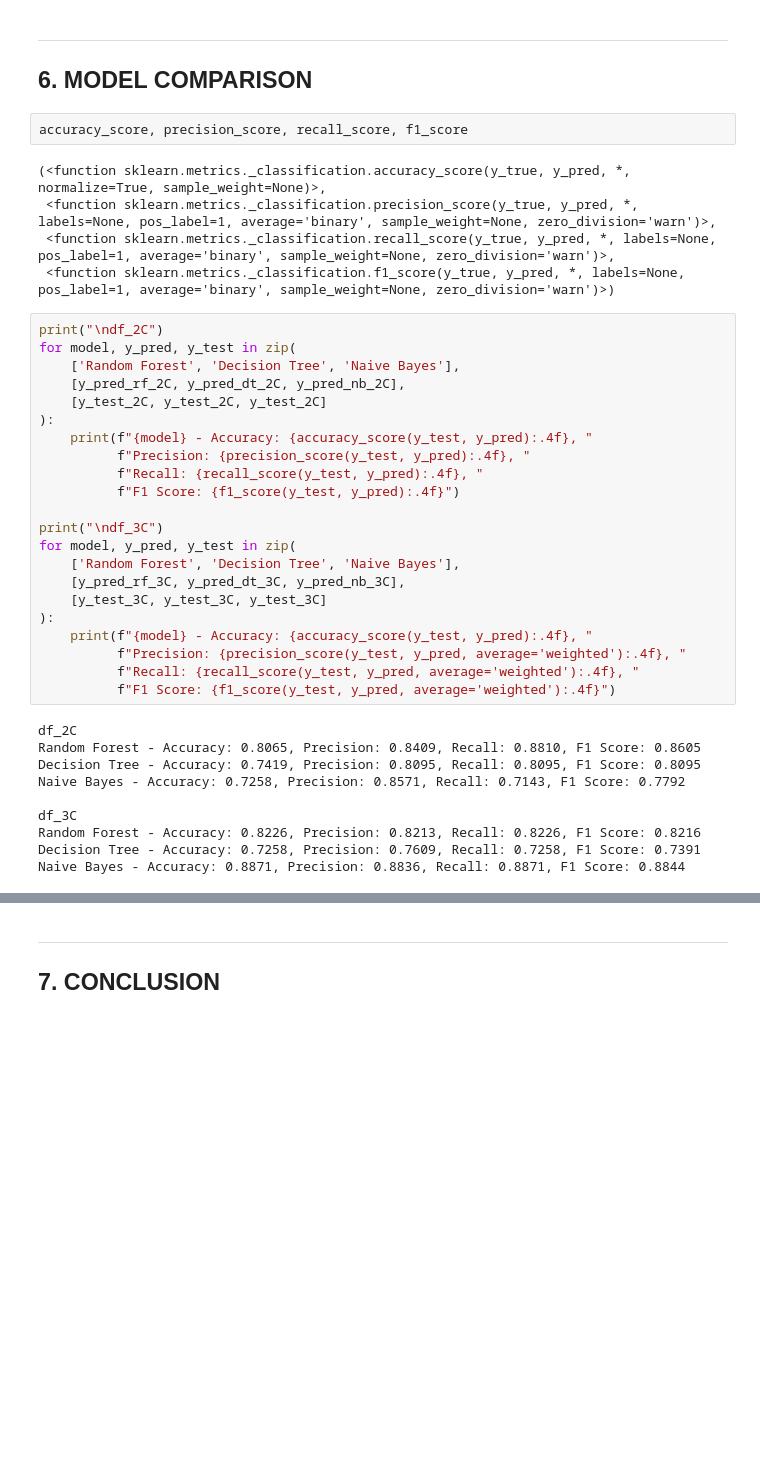
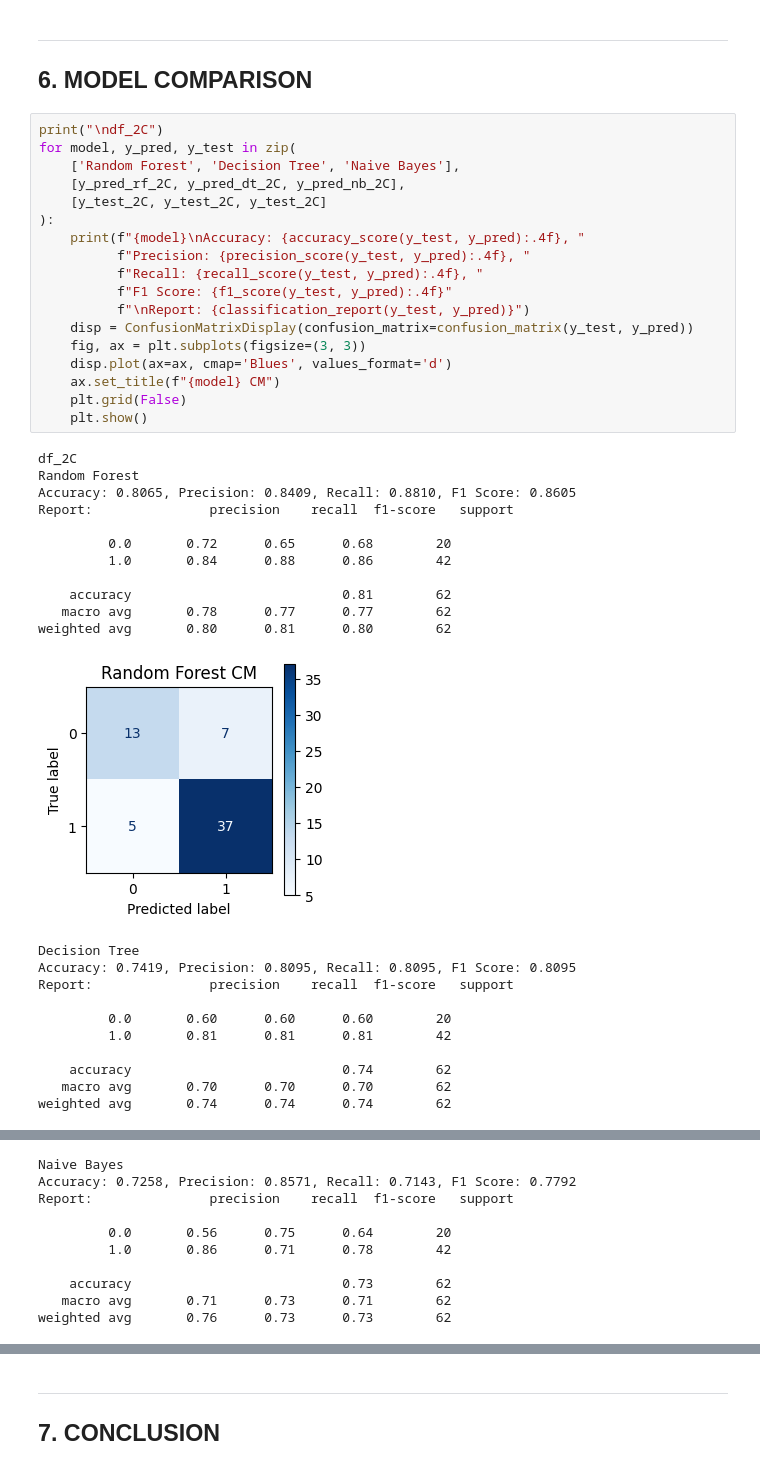
Before and after one commit to keenechung/orthopedic-patient-classifier, a Jupyter notebook: model.ipynb, the cells around one changed output, grey strips where cells are left out. Drawn from its saved outputs; the diff is of its cells as text; blank space fills up the shorter version.

Commit message:
model comparison

```diff
--- a/model.ipynb
+++ b/model.ipynb
@@ -408,42 +408,44 @@ accuracy_score(y_test_3C, y_pred_nb_3C)
 <hr>
 
 ## 6. MODEL COMPARISON
-# %%
-accuracy_score, precision_score, recall_score, f1_score
-# %% [output]
-(<function sklearn.metrics._classification.accuracy_score(y_true, y_pred, *, normalize=True, sample_weight=None)>,
- <function sklearn.metrics._classification.precision_score(y_true, y_pred, *, labels=None, pos_label=1, average='binary', sample_weight=None, zero_division='warn')>,
- <function sklearn.metrics._classification.recall_score(y_true, y_pred, *, labels=None, pos_label=1, average='binary', sample_weight=None, zero_division='warn')>,
- <function sklearn.metrics._classification.f1_score(y_true, y_pred, *, labels=None, pos_label=1, average='binary', sample_weight=None, zero_division='warn')>)
 # %%
 print("\ndf_2C")
 for model, y_pred, y_test in zip(
     ['Random Forest', 'Decision Tree', 'Naive Bayes'],
     [y_pred_rf_2C, y_pred_dt_2C, y_pred_nb_2C],
     [y_test_2C, y_test_2C, y_test_2C]
 ):
-    print(f"{model} - Accuracy: {accuracy_score(y_test, y_pred):.4f}, "
+    print(f"{model}\nAccuracy: {accuracy_score(y_test, y_pred):.4f}, "
           f"Precision: {precision_score(y_test, y_pred):.4f}, "
           f"Recall: {recall_score(y_test, y_pred):.4f}, "
-          f"F1 Score: {f1_score(y_test, y_pred):.4f}")
-
-print("\ndf_3C")
-for model, y_pred, y_test in zip(
-    ['Random Forest', 'Decision Tree', 'Naive Bayes'],
-    [y_pred_rf_3C, y_pred_dt_3C, y_pred_nb_3C],
-    [y_test_3C, y_test_3C, y_test_3C]
-):
-    print(f"{model} - Accuracy: {accuracy_score(y_test, y_pred):.4f}, "
-          f"Precision: {precision_score(y_test, y_pred, average='weighted'):.4f}, "
-          f"Recall: {recall_score(y_test, y_pred, average='weighted'):.4f}, "
-          f"F1 Score: {f1_score(y_test, y_pred, average='weighted'):.4f}")
+          f"F1 Score: {f1_score(y_test, y_pred):.4f}"
+          f"\nReport: {classification_report(y_test, y_pred)}")
+    disp = ConfusionMatrixDisplay(confusion_matrix=confusion_matrix(y_test, y_pred))
+    fig, ax = plt.subplots(figsize=(3, 3))
+    disp.plot(ax=ax, cmap='Blues', values_format='d')
+    ax.set_title(f"{model} CM")
+    plt.grid(False)
+    plt.show()
 # %% [output]
 df_2C
-Random Forest - Accuracy: 0.8065, Precision: 0.8409, Recall: 0.8810, F1 Score: 0.8605
-Decision Tree - Accuracy: 0.7419, Precision: 0.8095, Recall: 0.8095, F1 Score: 0.8095
-Naive Bayes - Accuracy: 0.7258, Precision: 0.8571, Recall: 0.7143, F1 Score: 0.7792
+Random Forest
+Accuracy: 0.8065, Precision: 0.8409, Recall: 0.8810, F1 Score: 0.8605
+Report:               precision    recall  f1-score   support
 
-df_3C
-Random Forest - Accuracy: 0.8226, Precision: 0.8213, Recall: 0.8226, F1 Score: 0.8216
-Decision Tree - Accuracy: 0.7258, Precision: 0.7609, Recall: 0.7258, F1 Score: 0.7391
-Naive Bayes - Accuracy: 0.8871, Precision: 0.8836, Recall: 0.8871, F1 Score: 0.8844
+         0.0       0.72      0.65      0.68        20
+         1.0       0.84      0.88      0.86        42
+
+    accuracy                           0.81        62
+   macro avg       0.78      0.77      0.77        62
+weighted avg       0.80      0.81      0.80        62
+[figure, added]
+Decision Tree
+Accuracy: 0.7419, Precision: 0.8095, Recall: 0.8095, F1 Score: 0.8095
+Report:               precision    recall  f1-score   support
+
+         0.0       0.60      0.60      0.60        20
+         1.0       0.81      0.81      0.81        42
+
+    accuracy                           0.74        62
+   macro avg       0.70      0.70      0.70        62
+weighted avg       0.74      0.74      0.74        62
@@ -449,0 +453,10 @@ Naive Bayes - Accuracy: 0.8871, Precision: 0.8836, Recall: 0.8871, F1 Score: 0.8
+Naive Bayes
+Accuracy: 0.7258, Precision: 0.8571, Recall: 0.7143, F1 Score: 0.7792
+Report:               precision    recall  f1-score   support
+
+         0.0       0.56      0.75      0.64        20
+         1.0       0.86      0.71      0.78        42
+
+    accuracy                           0.73        62
+   macro avg       0.71      0.73      0.71        62
+weighted avg       0.76      0.73      0.73        62
```
Also changed, not shown: parts of 2 cells of this notebook.
